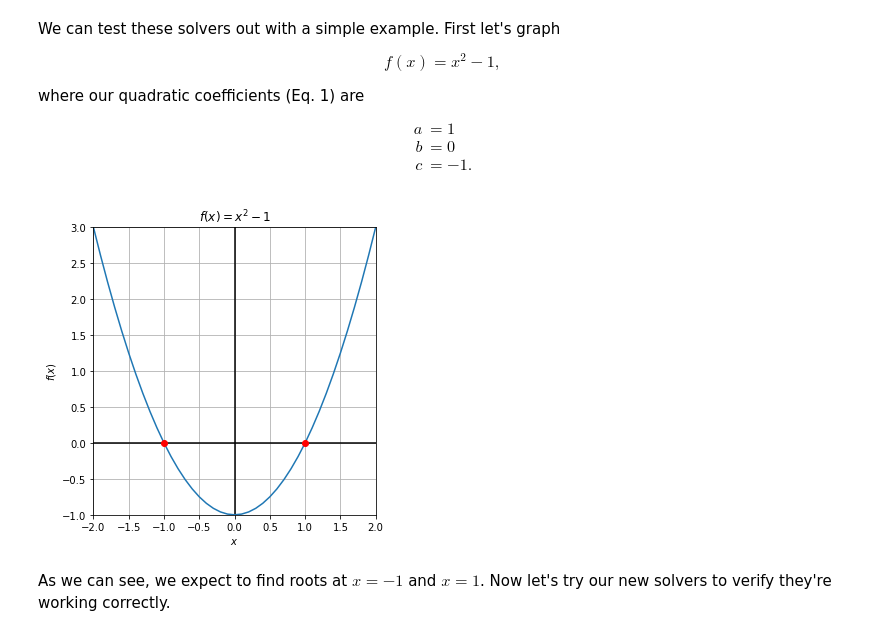
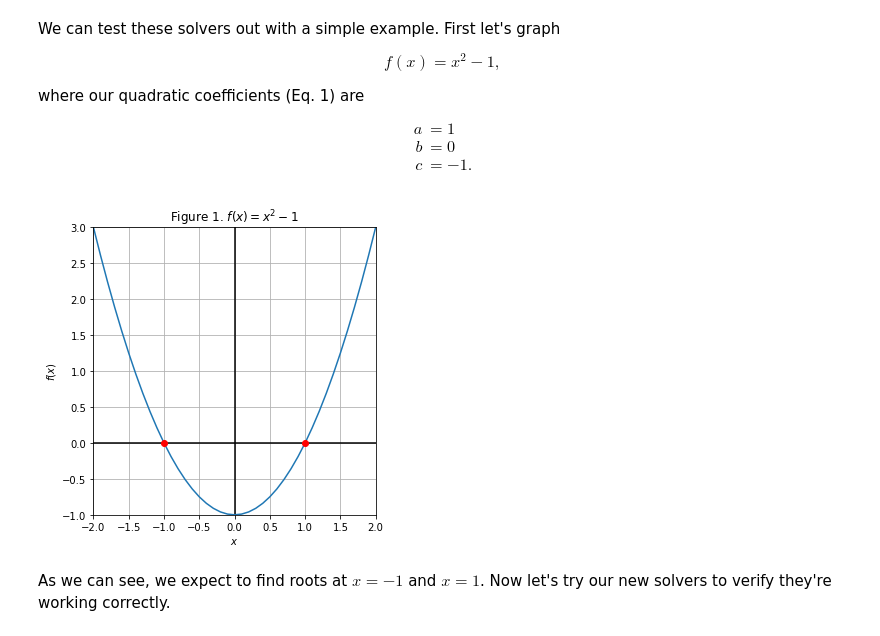
Before and after one commit to sabaronett/computational-physics-class-404-604-Spring-2020, a Jupyter notebook: homework/hw02.ipynb, the cells around one changed output. Drawn from its saved outputs; the diff is of its cells as text; code cells hidden in the pictures.

```diff
--- a/homework/hw02.ipynb
+++ b/homework/hw02.ipynb
@@ -155,26 +155,26 @@ c &= -1.
 # %%
 import numpy as np
 import matplotlib.pyplot as plt
 
 f = lambda x: x*x - 1
 x = np.arange(-2, 2.1, 0.1)
 
 plt.figure(figsize=[5,5])
-plt.title(r'$f(x) = x^2 - 1$')
+plt.title(r'Figure 1. $f(x) = x^2 - 1$')
 plt.xlabel(r'$x$')
 plt.ylabel(r'$f(x)$')
 plt.axhline(color='k')
 plt.axvline(color='k')
 plt.grid()
 plt.plot(x, f(x))
 plt.plot(-1.,0, 'or')
 plt.plot(1.,0, 'or')
 plt.xlim([-2,2])
 plt.ylim([-1,3])
 plt.tight_layout()
 plt.show()
 # %% [output]
-[figure, old version]
+[figure, new version]
 # %% [markdown]
 As we can see, we expect to find roots at $x=-1$ and $x=1$. Now let's try our new solvers to verify they're working correctly.
 # %%
```
Also changed, not shown: parts of 14 cells of this notebook.
